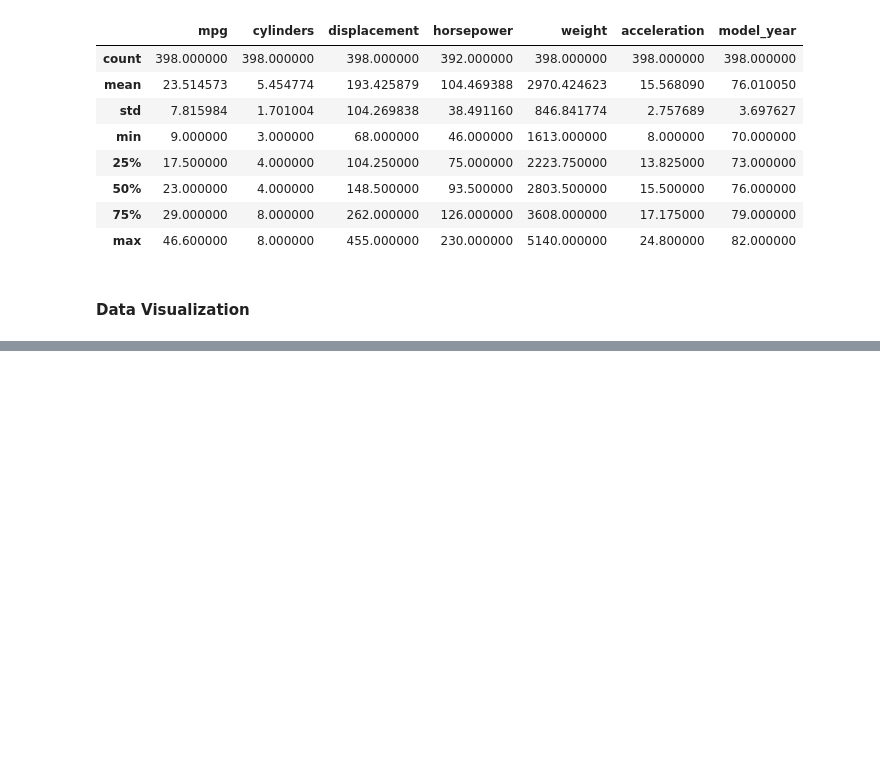
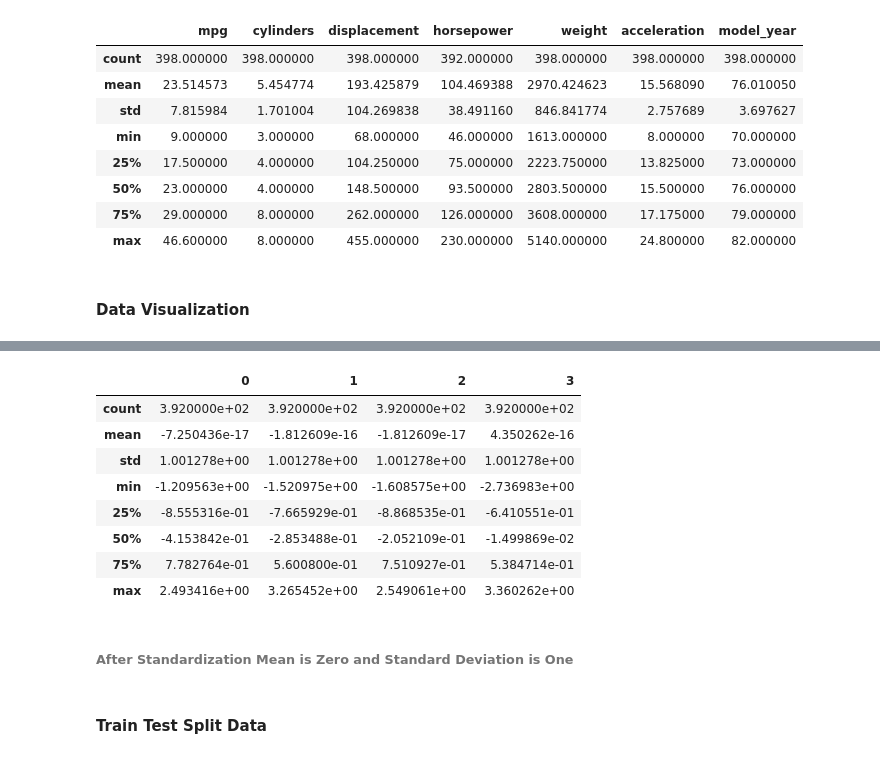
Before and after one commit to 0shanx/0shanx, a Jupyter notebook: Assignment.ipynb, the cells around one changed output, grey strips where cells are left out. Saved outputs shown, nothing was run; the diff lists cells and outputs as text; code cells hidden in the pictures; blank space fills up the shorter version.

```diff
--- a/Assignment.ipynb
+++ b/Assignment.ipynb
@@ -79,0 +153,4 @@ df.describe()
+# %%
+ss= StandardScaler()
+# %%
+X=ss.fit_transform(x)
@@ -79,0 +167,16 @@ df.describe()
+# %%
+pd.DataFrame(X).describe()
+# %% [output]
+|  | 0 | 1 | 2 | 3 |
+| count | 3.920000e+02 | 3.920000e+02 | 3.920000e+02 | 3.920000e+02 |
+| mean | -7.250436e-17 | -1.812609e-16 | -1.812609e-17 | 4.350262e-16 |
+| std | 1.001278e+00 | 1.001278e+00 | 1.001278e+00 | 1.001278e+00 |
+| min | -1.209563e+00 | -1.520975e+00 | -1.608575e+00 | -2.736983e+00 |
+| 25% | -8.555316e-01 | -7.665929e-01 | -8.868535e-01 | -6.410551e-01 |
+| 50% | -4.153842e-01 | -2.853488e-01 | -2.052109e-01 | -1.499869e-02 |
+| 75% | 7.782764e-01 | 5.600800e-01 | 7.510927e-01 | 5.384714e-01 |
+| max | 2.493416e+00 | 3.265452e+00 | 2.549061e+00 | 3.360262e+00 |
+# %% [markdown]
+###### **After Standardization Mean is Zero and Standard Deviation is One**
+# %% [markdown]
+#### **Train Test Split Data**
```
Also changed, not shown: parts of 19 cells of this notebook.
